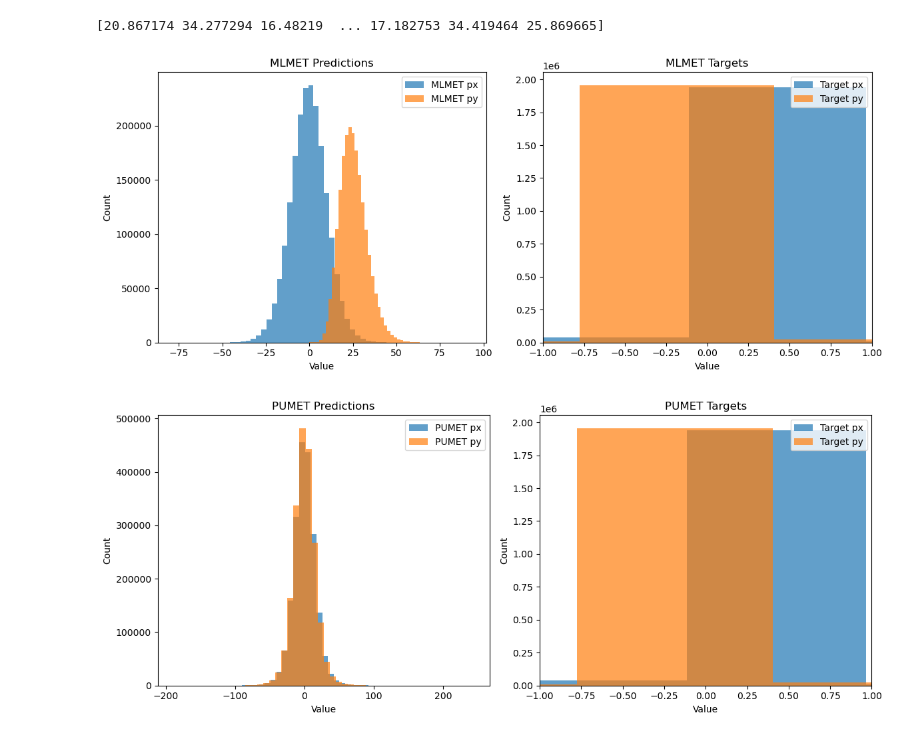
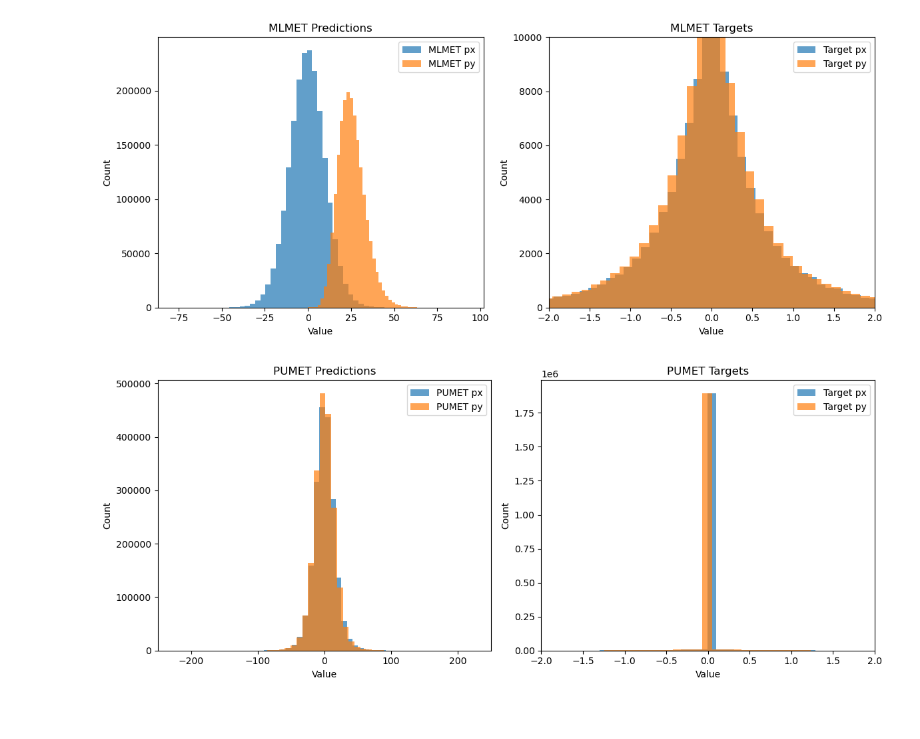
Before and after one commit to ucsd-hep-ex/L1METML, a Jupyter notebook: notebooks/inference.ipynb, the cells around one changed output. Cells and saved outputs as stored; diff of their text form; code cells hidden in the pictures.

```diff
--- a/notebooks/inference.ipynb
+++ b/notebooks/inference.ipynb
@@ -68,9 +68,0 @@ Total events: 1997110
-# %%
-#outdated
-with h5py.File(os.path.join(data_dir, data_file), 'r') as f:
-    # List all datasets in the file
-    print("Datasets in file:", list(f.keys()))
-    # Load the first dataset as an example
-    first_key = list(f.keys())[0]
-    data = f[first_key][:]
-    print(f"Shape of dataset '{first_key}':", data.shape)
@@ -118,5 +96,3 @@ NameError: name 'model' is not defined
 prediction_PtPhi = convertXY2PtPhi(prediction)
 #target_magnitudes = np.linalg.norm(Y, axis=1)
 target_PtPhi = convertXY2PtPhi(Y)
-# %% [output]
-[20.867174 34.277294 16.48219  ... 17.182753 34.419464 25.869665]
@@ -176,38 +149,40 @@ plt.ylabel('Count')
 plt.legend()
 
 # Plot histogram for Y (MLMET target array)
 plt.subplot(1, 2, 2)
-plt.hist(Y[:, 0], bins=50, alpha=0.7, label='Target px')
-plt.hist(Y[:, 1], bins=50, alpha=0.7, label='Target py')
+plt.hist(Y[:, 0], bins=500, alpha=0.7, label='Target px')
+plt.hist(Y[:, 1], bins=500, alpha=0.7, label='Target py')
 plt.title('MLMET Targets')
 plt.xlabel('Value')
-plt.xlim(-1,1)
 plt.ylabel('Count')
+plt.xlim(-2,2)
+plt.ylim(0,10000)
 plt.legend()
 plt.tight_layout()
 plt.show()
 
 # Plot histogram for puppi_met_pred (PUMET feature array)
 plt.figure(figsize=(12, 5))
 plt.subplot(1, 2, 1)
 plt.hist(puppi_met_components[:, 0], bins=50, alpha=0.7, label='PUMET px')
 plt.hist(puppi_met_components[:, 1], bins=50, alpha=0.7, label='PUMET py')
 plt.title('PUMET Predictions')
+plt.xlim(-250,250)
 plt.xlabel('Value')
 plt.ylabel('Count')
 plt.legend()
 
 # Plot histogram for Y (PUMET target array, same as above)
 plt.subplot(1, 2, 2)
-plt.hist(Y[:, 0], bins=50, alpha=0.7, label='Target px')
-plt.hist(Y[:, 1], bins=50, alpha=0.7, label='Target py')
+plt.hist(Y[:, 0], bins=500, alpha=0.7, label='Target px')
+plt.hist(Y[:, 1], bins=500, alpha=0.7, label='Target py')
 plt.title('PUMET Targets')
 plt.xlabel('Value')
-plt.xlim(-1,1)
+plt.xlim(-2,2)
 plt.ylabel('Count')
 plt.legend()
 plt.tight_layout()
 plt.show()
 # %% [output]
-[figure, old version]
+[figure, new version]
-[figure, old version]
+[figure, new version]
```
Also changed, not shown: parts of 18 cells of this notebook, 2 other files.
